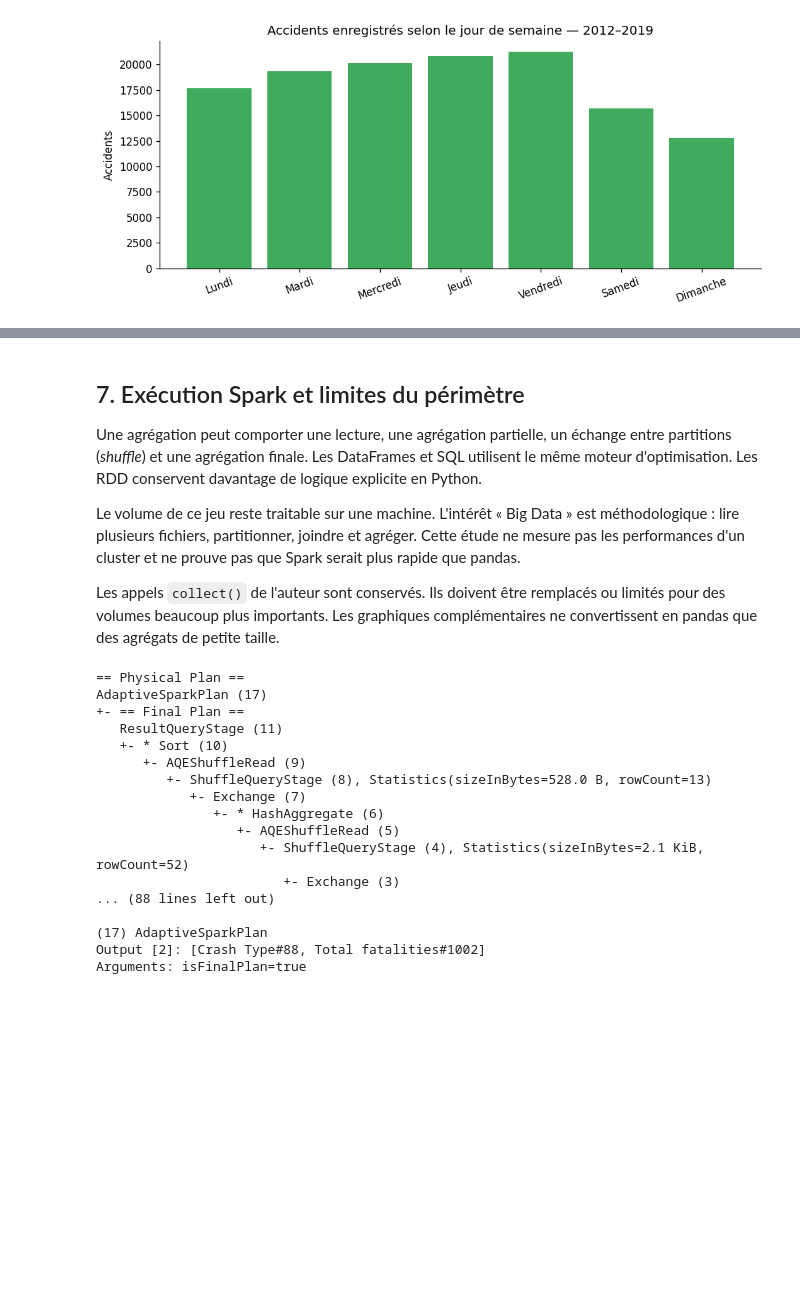
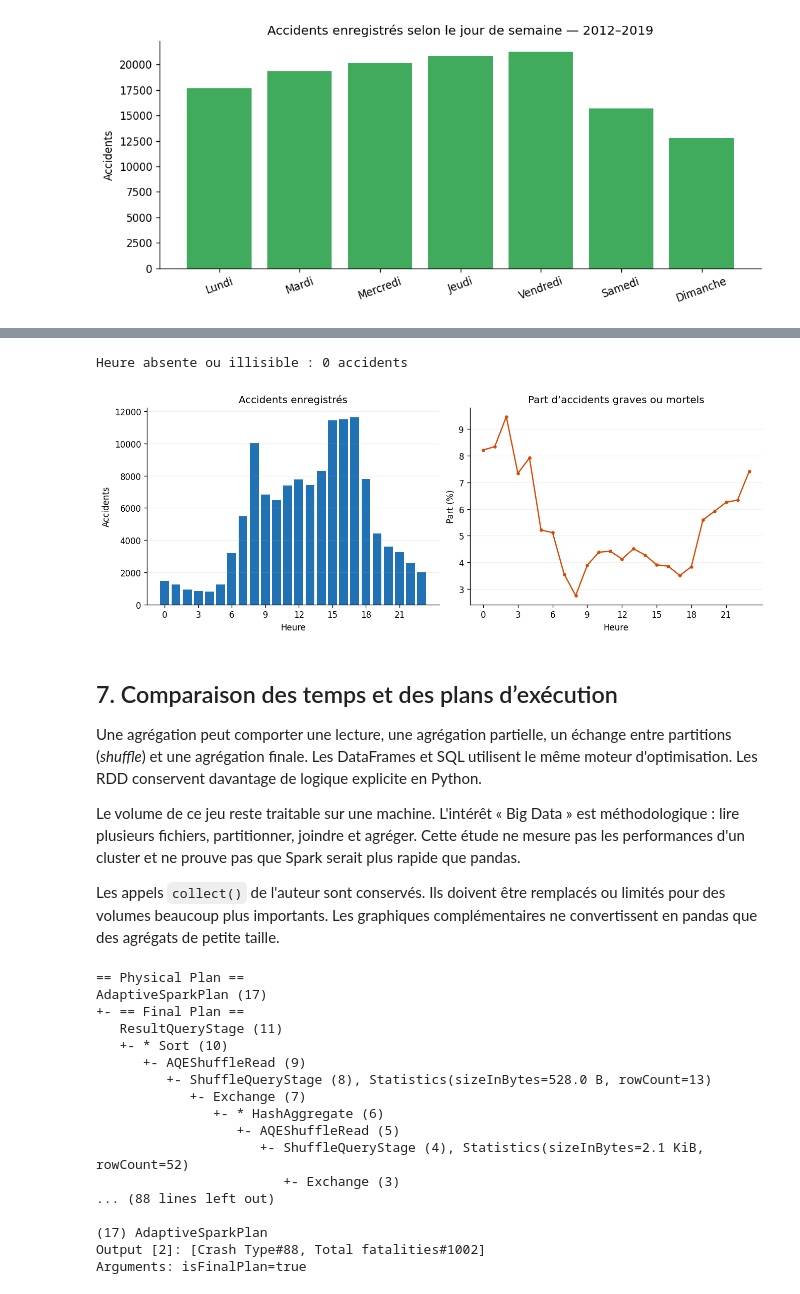
Before and after one commit to alex-abdallah/bigData, a Jupyter notebook: TP2/Road_Crash_PySpark.ipynb, the cells around one changed output, grey strips where cells are left out. Drawn from its saved outputs; the diff is of its cells as text; code cells hidden in the pictures; blank space fills up the shorter version.

```diff
--- a/TP2/Road_Crash_PySpark.ipynb
+++ b/TP2/Road_Crash_PySpark.ipynb
@@ -1274,5 +1278,32 @@ plt.show()
+# %%
+heures = (crash_typed
+    .withColumn("heure", F.hour(F.try_to_timestamp(F.upper(F.trim("Time")), F.lit("hh:mm a"))))
+    .groupBy("heure")
+    .agg(F.count("*").alias("accidents"),
+         F.sum(F.col("CSEF Severity").isin("3: SI", "4: Fatal").cast("int")).alias("graves_ou_mortels"))
+    .orderBy("heure").toPandas())
+assert int(heures["accidents"].sum()) == n_crash
+inconnues = int(heures.loc[heures["heure"].isna(), "accidents"].sum())
+print(f"Heure absente ou illisible : {inconnues:,} accidents")
+heures_pd = heures.dropna(subset=["heure"]).copy()
+heures_pd["heure"] = heures_pd["heure"].astype(int)
+assert set(heures_pd["heure"]) == set(range(24))
+heures_pd["part_graves_ou_mortels_pct"] = 100 * heures_pd["graves_ou_mortels"] / heures_pd["accidents"]
+fig, axes = plt.subplots(1, 2, figsize=(11, 4), layout="constrained")
+axes[0].bar(heures_pd["heure"], heures_pd["accidents"], color="#2171b5")
+axes[0].set(title="Accidents enregistrés", ylabel="Accidents")
+axes[1].plot(heures_pd["heure"], heures_pd["part_graves_ou_mortels_pct"], color="#d94801", marker=".")
+axes[1].set(title="Part d’accidents graves ou mortels", ylabel="Part (%)")
+for ax in axes:
+    ax.set(xlabel="Heure", xticks=range(0, 24, 3))
+    ax.grid(axis="y", alpha=0.2)
+fig.savefig(OUT / "05_gravite_par_heure.png", bbox_inches="tight")
+plt.show()
+# %% [output]
+Heure absente ou illisible : 0 accidents
+[figure, added]
 # %% [markdown]
-## 7. Exécution Spark et limites du périmètre
+## 7. Comparaison des temps et des plans d’exécution
 
 Une agrégation peut comporter une lecture, une agrégation partielle, un échange entre partitions (*shuffle*) et une agrégation finale. Les DataFrames et SQL utilisent le même moteur d'optimisation. Les RDD conservent davantage de logique explicite en Python.
 
```
Also changed, not shown: parts of 7 cells of this notebook, 4 other files.
